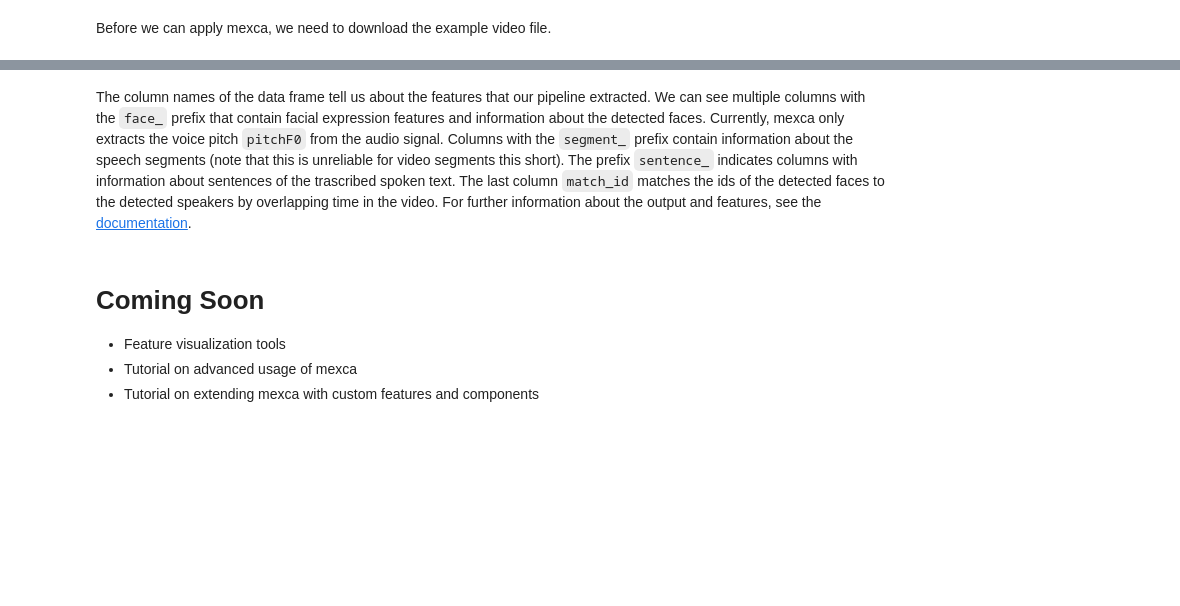
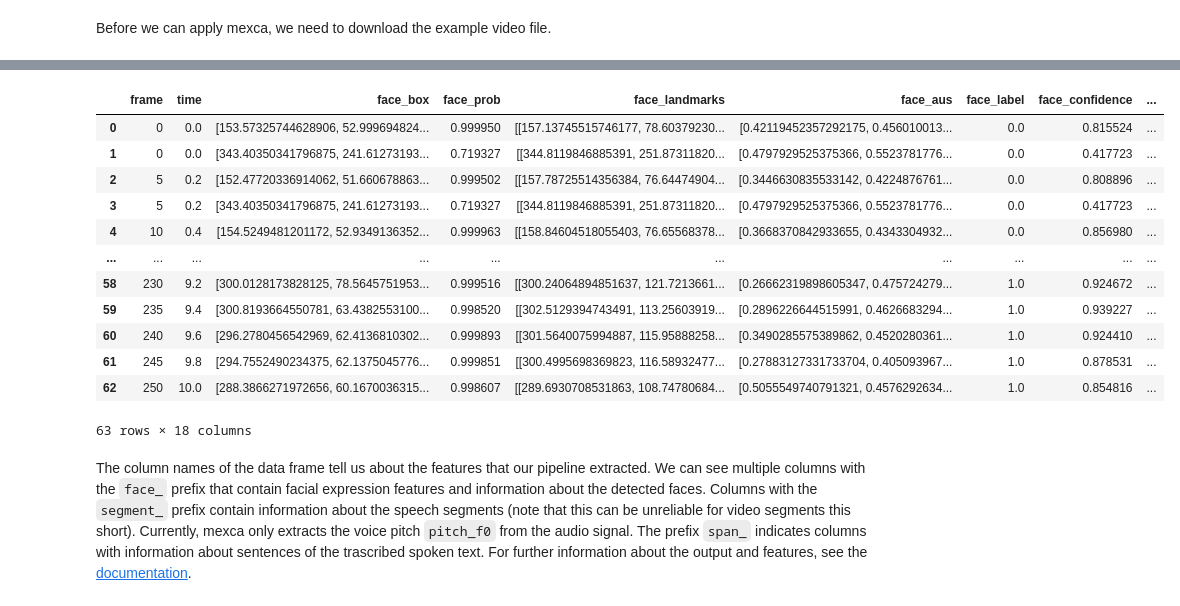
Before and after one commit to mexca/mexca, a Jupyter notebook: examples/demo.ipynb, the cells around one changed output, grey strips where cells are left out. Saved outputs shown, nothing was run; the diff lists cells and outputs as text; code cells hidden in the pictures; blank space fills up the shorter version.

```diff
--- a/examples/demo.ipynb
+++ b/examples/demo.ipynb
@@ -47 +55,11 @@ The torchaudio backend is switched to 'soundfile'. Note that 'sox_io' is not sup
+# %%
+pipeline = Pipeline(
+    face_extractor=FaceExtractorContainer(num_faces=2),
+    speaker_identifier=SpeakerIdentifierContainer(
+        num_speakers=2
+    ),
+    voice_extractor=VoiceExtractorContainer(),
+    audio_transcriber=AudioTranscriberContainer(),
+    sentiment_extractor=SentimentExtractorContainer()
+)
 # %% [markdown]
@@ -51,3 +67,3 @@ Next, we can apply the mexca pipeline object to the example video file. It can t
 # %%
-output = pipeline.apply(filename, process_subclip=(19, 29))
+output = pipeline.apply(filename, frame_batch_size=5, skip_frames=5, process_subclip=(19, 29))
 # %% [output]
@@ -82,8 +89,18 @@ output_df
+# %%
+output.features
+# %% [output]
+|  | frame | time | face_box | face_prob | face_landmarks | face_aus | face_label | face_confidence | ... |
+| 0 | 0 | 0.0 | [153.57325744628906, 52.999694824... | 0.999950 | [[157.13745515746177, 78.60379230... | [0.42119452357292175, 0.456010013... | 0.0 | 0.815524 | ... |
+| 1 | 0 | 0.0 | [343.40350341796875, 241.61273193... | 0.719327 | [[344.8119846885391, 251.87311820... | [0.4797929525375366, 0.5523781776... | 0.0 | 0.417723 | ... |
+| 2 | 5 | 0.2 | [152.47720336914062, 51.660678863... | 0.999502 | [[157.78725514356384, 76.64474904... | [0.3446630835533142, 0.4224876761... | 0.0 | 0.808896 | ... |
+| 3 | 5 | 0.2 | [343.40350341796875, 241.61273193... | 0.719327 | [[344.8119846885391, 251.87311820... | [0.4797929525375366, 0.5523781776... | 0.0 | 0.417723 | ... |
+| 4 | 10 | 0.4 | [154.5249481201172, 52.9349136352... | 0.999963 | [[158.84604518055403, 76.65568378... | [0.3668370842933655, 0.4343304932... | 0.0 | 0.856980 | ... |
+| ... | ... | ... | ... | ... | ... | ... | ... | ... | ... |
+| 58 | 230 | 9.2 | [300.0128173828125, 78.5645751953... | 0.999516 | [[300.24064894851637, 121.7213661... | [0.26662319898605347, 0.475724279... | 1.0 | 0.924672 | ... |
+| 59 | 235 | 9.4 | [300.8193664550781, 63.4382553100... | 0.998520 | [[302.5129394743491, 113.25603919... | [0.2896226644515991, 0.4626683294... | 1.0 | 0.939227 | ... |
+| 60 | 240 | 9.6 | [296.2780456542969, 62.4136810302... | 0.999893 | [[301.5640075994887, 115.95888258... | [0.3490285575389862, 0.4520280361... | 1.0 | 0.924410 | ... |
+| 61 | 245 | 9.8 | [294.7552490234375, 62.1375045776... | 0.999851 | [[300.4995698369823, 116.58932477... | [0.27883127331733704, 0.405093967... | 1.0 | 0.878531 | ... |
+| 62 | 250 | 10.0 | [288.3866271972656, 60.1670036315... | 0.998607 | [[289.6930708531863, 108.74780684... | [0.5055549740791321, 0.4576292634... | 1.0 | 0.854816 | ... |
+63 rows × 18 columns
 # %% [markdown]
-The column names of the data frame tell us about the features that our pipeline extracted. We can see multiple columns with the `face_` prefix that contain facial expression features and information about the detected faces. Currently, mexca only extracts the voice pitch `pitchF0` from the audio signal. Columns with the `segment_` prefix contain information about the speech segments (note that this is unreliable for video segments this short). The prefix `sentence_` indicates columns with information about sentences of the trascribed spoken text. The last column `match_id` matches the ids of the detected faces to the detected speakers by overlapping time in the video. For further information about the output and features, see the [documentation](https://mexca.readthedocs.io/en/latest/index.html).
+The column names of the data frame tell us about the features that our pipeline extracted. We can see multiple columns with the `face_` prefix that contain facial expression features and information about the detected faces. Columns with the `segment_` prefix contain information about the speech segments (note that this can be unreliable for video segments this short). Currently, mexca only extracts the voice pitch `pitch_f0` from the audio signal. The prefix `span_` indicates columns with information about sentences of the trascribed spoken text. For further information about the output and features, see the [documentation](https://mexca.readthedocs.io/en/latest/index.html).
-# %% [markdown]
-# Coming Soon
-
-- Feature visualization tools
-- Tutorial on advanced usage of mexca
-- Tutorial on extending mexca with custom features and components
```
Also changed, not shown: parts of 14 cells of this notebook, 3 other files.
